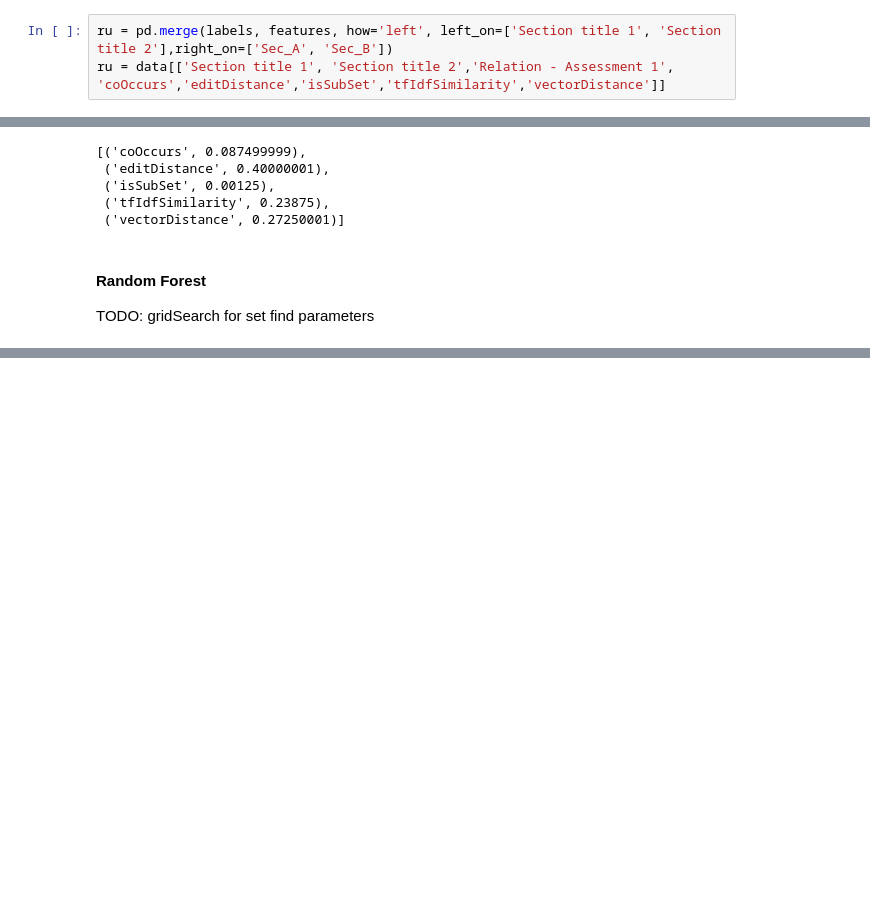
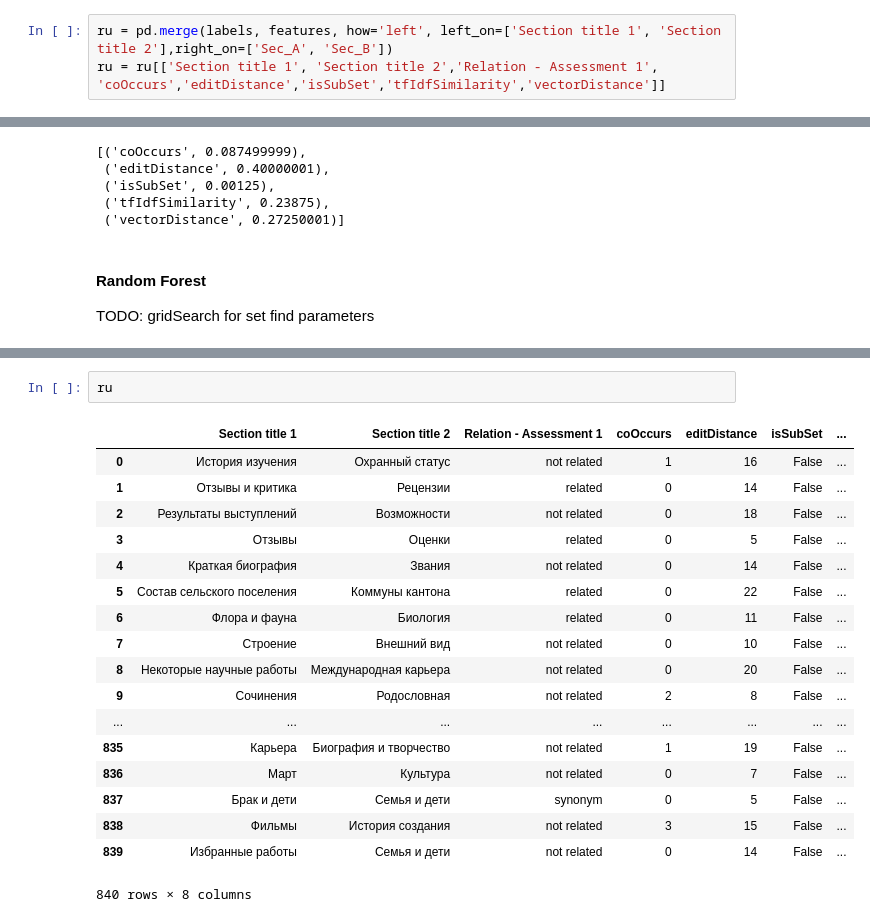
Before and after one commit to digitalTranshumant/wmf-interlanguage, a Jupyter notebook: Synonyms.ipynb, the cells around one changed output, grey strips where cells are left out. Saved outputs shown, nothing was run; the diff lists cells and outputs as text; blank space fills up the shorter version.

```diff
--- a/Synonyms.ipynb
+++ b/Synonyms.ipynb
@@ -279,7 +279,7 @@ features = pd.read_excel('ruSynonyms_Stratified.xls')
 labels = pd.read_csv('Synonym mapping - ru-r1.csv')
 # %%
 ru = pd.merge(labels, features, how='left', left_on=['Section title 1', 'Section title 2'],right_on=['Sec_A', 'Sec_B'])
-ru = data[['Section title 1', 'Section title 2','Relation - Assessment 1', 'coOccurs','editDistance','isSubSet','tfIdfSimilarity','vectorDistance']]
+ru = ru[['Section title 1', 'Section title 2','Relation - Assessment 1', 'coOccurs','editDistance','isSubSet','tfIdfSimilarity','vectorDistance']]
 # %% [markdown]
 #### Machine Learning model
 # %%
@@ -408,0 +432,21 @@ list(zip(X.columns,enClf.feature_importances_))
+# %%
+ru
+# %% [output]
+|  | Section title 1 | Section title 2 | Relation - Assessment 1 | coOccurs | editDistance | isSubSet | ... |
+| 0 | История изучения | Охранный статус | not related | 1 | 16 | False | ... |
+| 1 | Отзывы и критика | Рецензии | related | 0 | 14 | False | ... |
+| 2 | Результаты выступлений | Возможности | not related | 0 | 18 | False | ... |
+| 3 | Отзывы | Оценки | related | 0 | 5 | False | ... |
+| 4 | Краткая биография | Звания | not related | 0 | 14 | False | ... |
+| 5 | Состав сельского поселения | Коммуны кантона | related | 0 | 22 | False | ... |
+| 6 | Флора и фауна | Биология | related | 0 | 11 | False | ... |
+| 7 | Строение | Внешний вид | not related | 0 | 10 | False | ... |
+| 8 | Некоторые научные работы | Международная карьера | not related | 0 | 20 | False | ... |
+| 9 | Сочинения | Родословная | not related | 2 | 8 | False | ... |
+| ... | ... | ... | ... | ... | ... | ... | ... |
+| 835 | Карьера | Биография и творчество | not related | 1 | 19 | False | ... |
+| 836 | Март | Культура | not related | 0 | 7 | False | ... |
+| 837 | Брак и дети | Семья и дети | synonym | 0 | 5 | False | ... |
+| 838 | Фильмы | История создания | not related | 3 | 15 | False | ... |
+| 839 | Избранные работы | Семья и дети | not related | 0 | 14 | False | ... |
+840 rows × 8 columns
```
Also changed, not shown: parts of 14 cells of this notebook.
